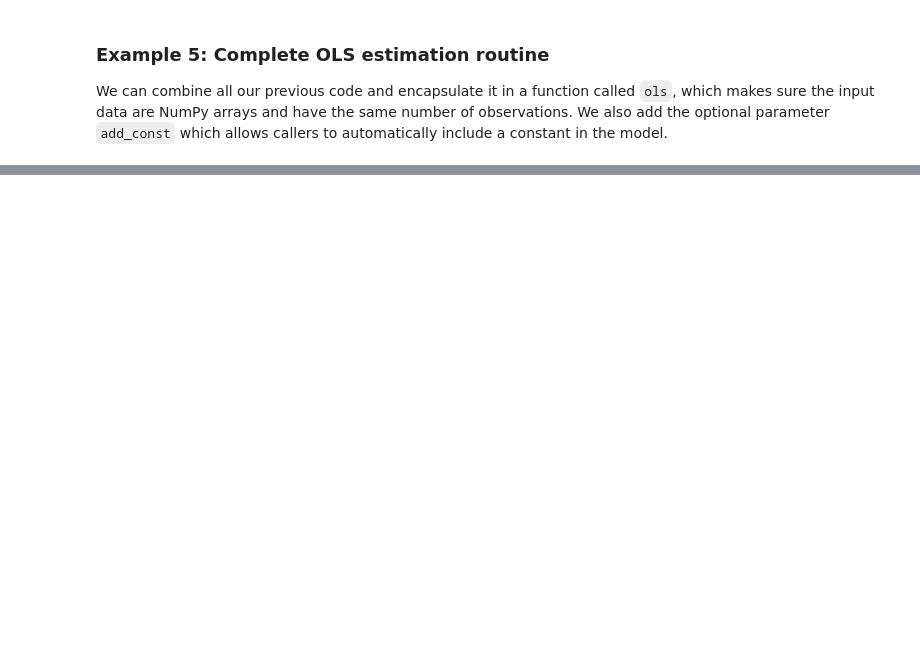
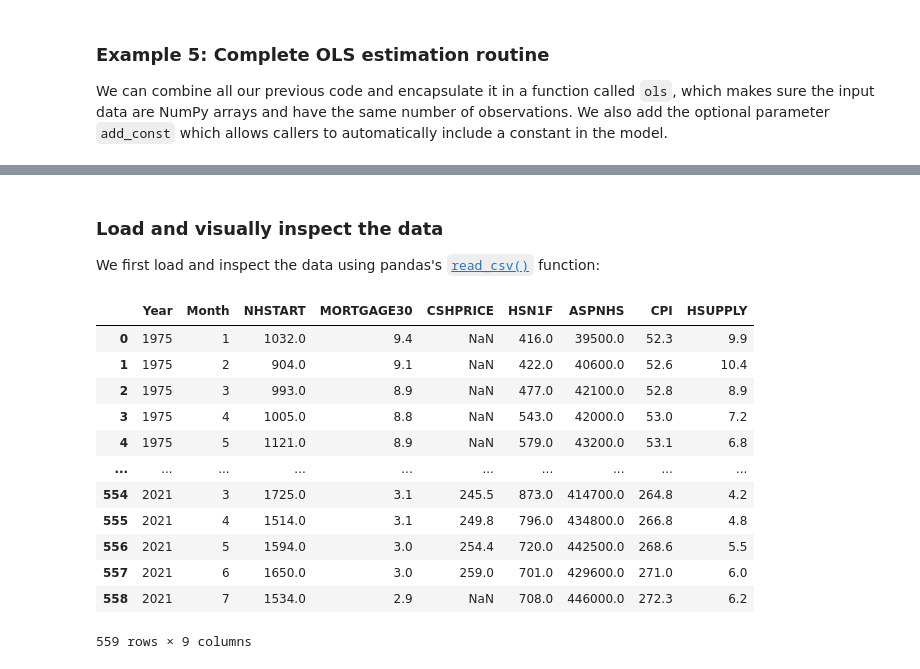
Before and after one commit to richardfoltyn/python-statistics, a Jupyter notebook: lectures/unit11.ipynb, the cells around one changed output, grey strips where cells are left out. Drawn from its saved outputs; the diff is of its cells as text; code cells hidden in the pictures; blank space fills up the shorter version.

```diff
--- a/lectures/unit11.ipynb
+++ b/lectures/unit11.ipynb
@@ -652,0 +706,29 @@ def ols(X, y, add_const=False):
+# %% [markdown]
+### Load and visually inspect the data
+
+We first load and inspect the data using pandas's
+[`read_csv()`](https://pandas.pydata.org/docs/reference/api/pandas.read_csv.html)
+function:
+# %%
+import numpy as np
+import pandas as pd
+
+file = '../data/HOUSING.csv'
+df = pd.read_csv(file)
+
+# Inspect first and last rows of the DataFrame
+df
+# %% [output]
+|  | Year | Month | NHSTART | MORTGAGE30 | CSHPRICE | HSN1F | ASPNHS | CPI | HSUPPLY |
+| 0 | 1975 | 1 | 1032.0 | 9.4 | NaN | 416.0 | 39500.0 | 52.3 | 9.9 |
+| 1 | 1975 | 2 | 904.0 | 9.1 | NaN | 422.0 | 40600.0 | 52.6 | 10.4 |
+| 2 | 1975 | 3 | 993.0 | 8.9 | NaN | 477.0 | 42100.0 | 52.8 | 8.9 |
+| 3 | 1975 | 4 | 1005.0 | 8.8 | NaN | 543.0 | 42000.0 | 53.0 | 7.2 |
+| 4 | 1975 | 5 | 1121.0 | 8.9 | NaN | 579.0 | 43200.0 | 53.1 | 6.8 |
+| ... | ... | ... | ... | ... | ... | ... | ... | ... | ... |
+| 554 | 2021 | 3 | 1725.0 | 3.1 | 245.5 | 873.0 | 414700.0 | 264.8 | 4.2 |
+| 555 | 2021 | 4 | 1514.0 | 3.1 | 249.8 | 796.0 | 434800.0 | 266.8 | 4.8 |
+| 556 | 2021 | 5 | 1594.0 | 3.0 | 254.4 | 720.0 | 442500.0 | 268.6 | 5.5 |
+| 557 | 2021 | 6 | 1650.0 | 3.0 | 259.0 | 701.0 | 429600.0 | 271.0 | 6.0 |
+| 558 | 2021 | 7 | 1534.0 | 2.9 | NaN | 708.0 | 446000.0 | 272.3 | 6.2 |
+559 rows × 9 columns
```
Also changed, not shown: parts of 36 cells of this notebook.
